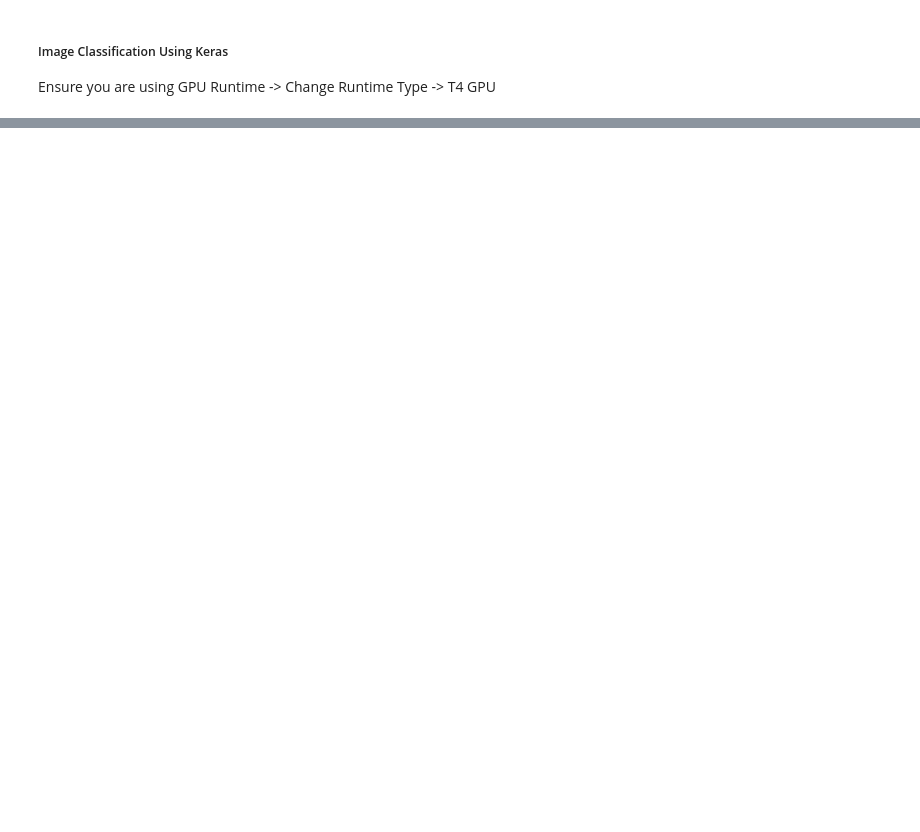
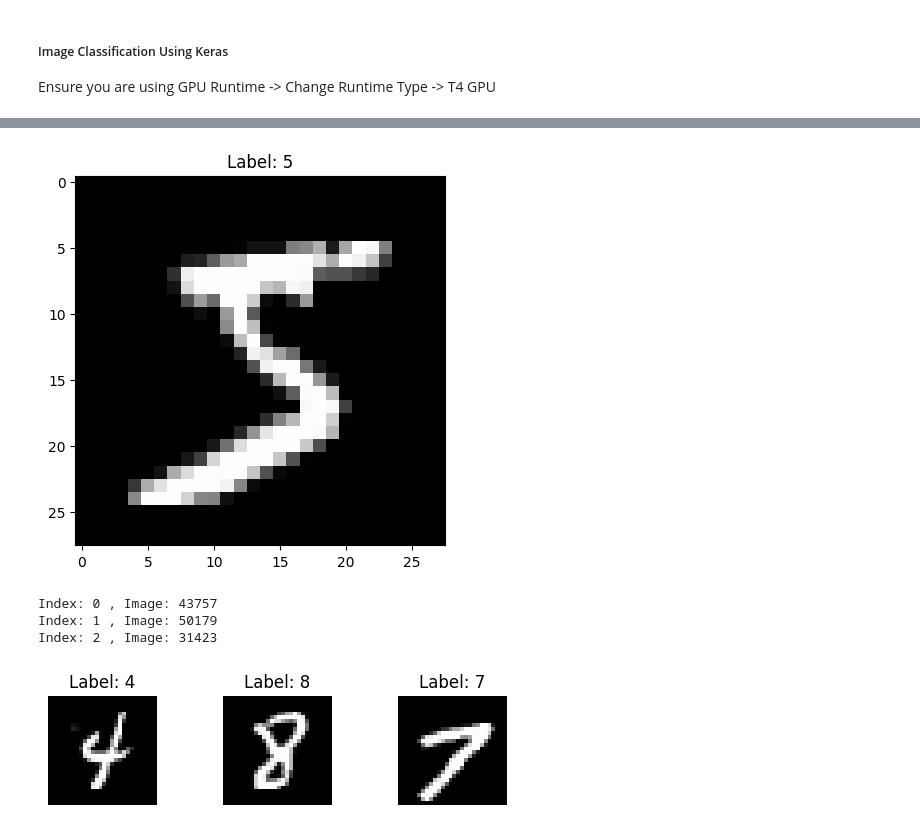
Before and after one commit to deanesh/ML-Wakad-Weekdays-5-7-pm-11th-Dec, a Jupyter notebook: Deep_Learning/04-05-06-Multiclass-Text -Img(Classification)/Image-Classification-Using-Keras.ipynb, the cells around one changed output, grey strips where cells are left out. Saved outputs shown, nothing was run; the diff lists cells and outputs as text; code cells hidden in the pictures; blank space fills up the shorter version.

Commit message:
Updating Image Classification Practice related files

```diff
--- a/Deep_Learning/04-05-06-Multiclass-Text -Img(Classification)/Image-Classification-Using-Keras.ipynb
+++ b/Deep_Learning/04-05-06-Multiclass-Text -Img(Classification)/Image-Classification-Using-Keras.ipynb
@@ -48,0 +113,27 @@ for idx, image in enumerate(random_idx):
+# %%
+# Plot Data
+import matplotlib.pyplot as plt
+plt.title(f'Label: {ytrain[0]}')
+plt.imshow(xtrain[0], cmap='gray')
+plt.show()
+
+# import seaborn as sns
+# plt.figure(figsize=(12, 12))
+# sns.heatmap(xtrain[0], cmap='gray', annot=True, fmt='d')
+# plt.title(f'Label: {ytrain[0]}')
+# plt.show()
+
+import numpy as np
+random_idx = np.random.randint(1, xtrain.shape[0], 3)
+for idx, image in enumerate(random_idx):
+    print('Index:', idx, ', Image:',image)
+    plt.subplot(3, 3, idx + 1)
+    plt.imshow(xtrain[image],cmap='gray')
+    plt.title(f'Label: {ytrain[image]}')
+    plt.axis("off")
+# %% [output]
+[figure, added]
+Index: 0 , Image: 43757
+Index: 1 , Image: 50179
+Index: 2 , Image: 31423
+[figure, added]
```
Also changed, not shown: parts of 1 cell of this notebook, 1 other file.
